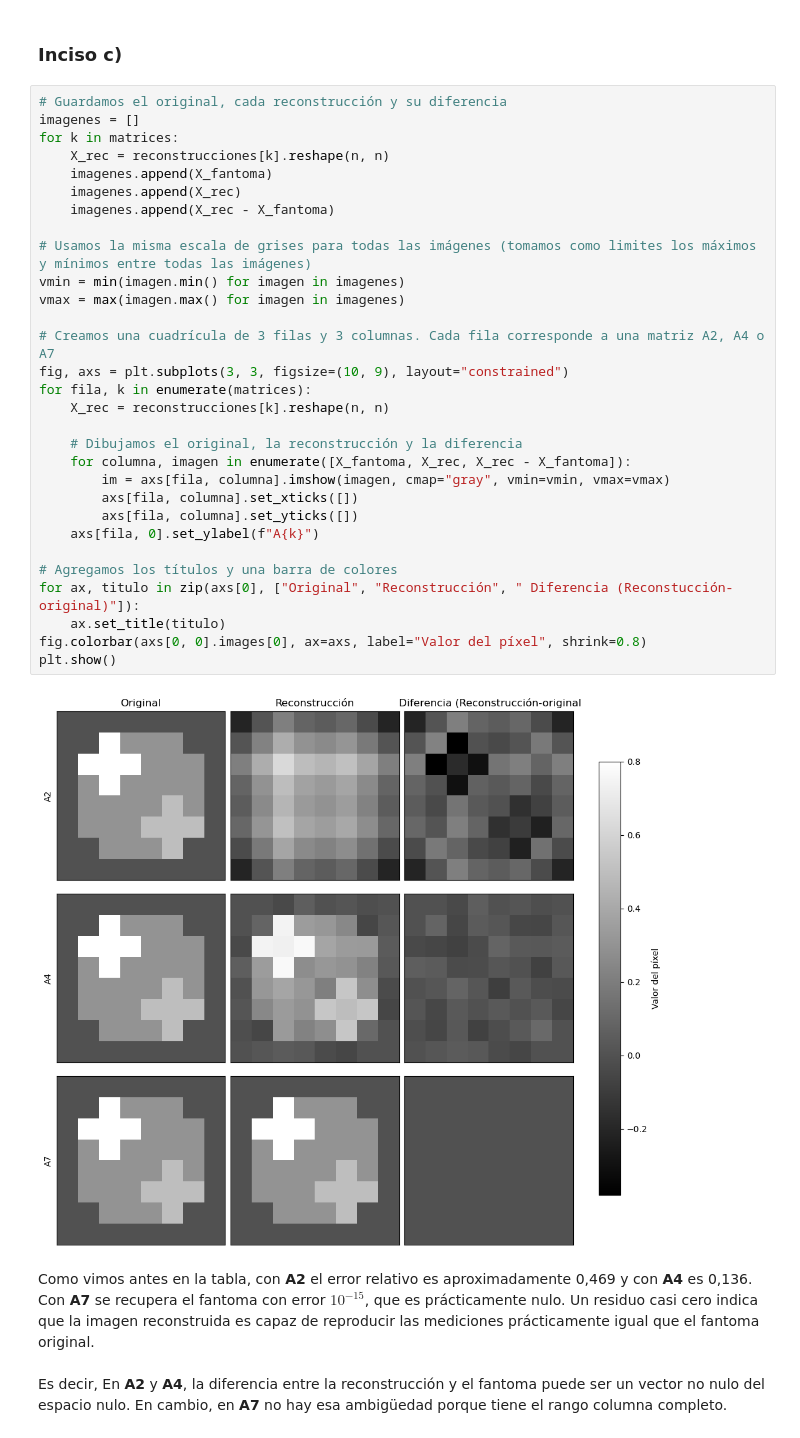
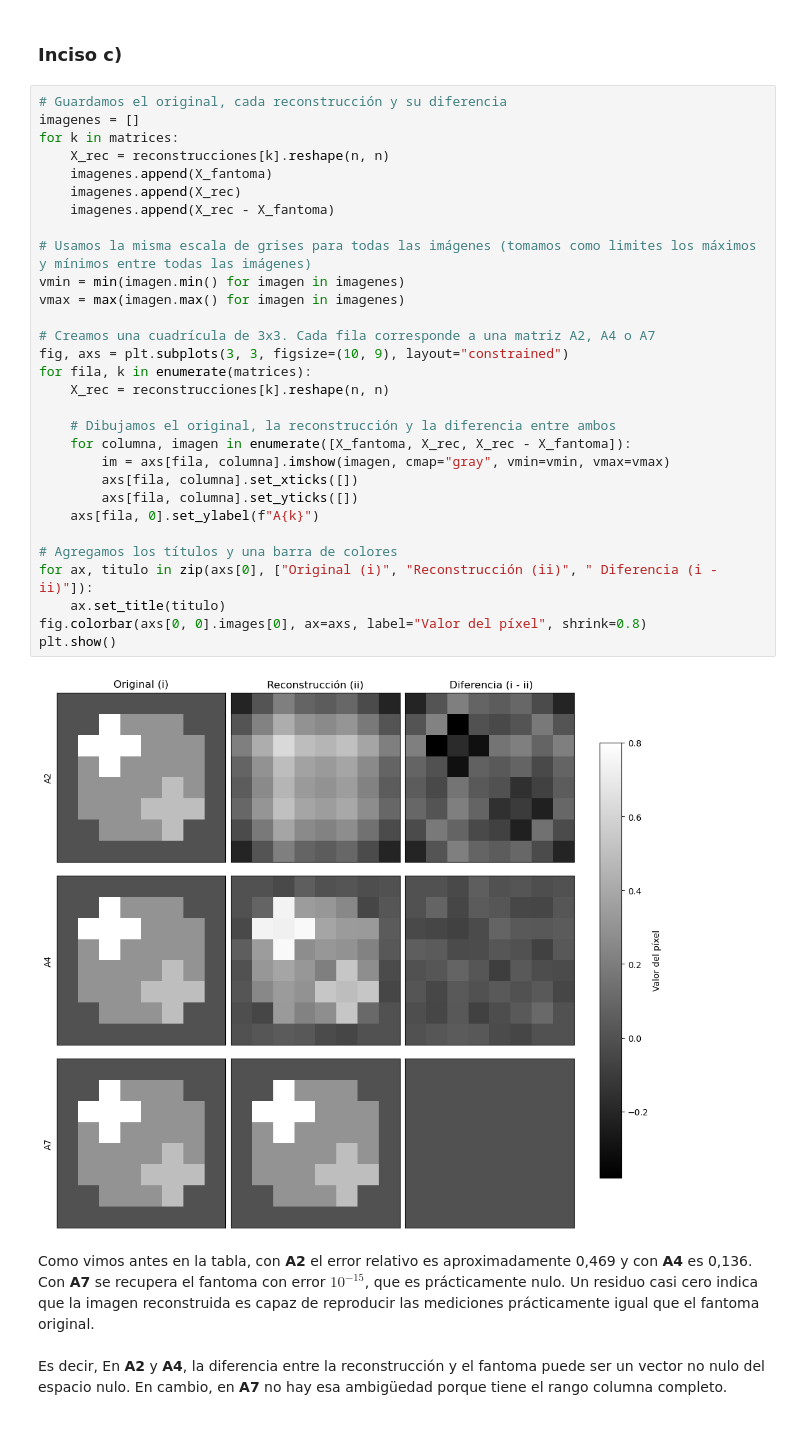
Before and after one commit to fededelcuadro/proyecto-tomografia-metodos, a Jupyter notebook: ejercicio_5.ipynb, the cells around one changed output. Saved outputs shown, nothing was run; the diff lists cells and outputs as text.

```diff
--- a/ejercicio_5.ipynb
+++ b/ejercicio_5.ipynb
@@ -129,35 +129,35 @@ Error relativo: 2.5738652865518797e-15
 # %%
 # Guardamos el original, cada reconstrucción y su diferencia
 imagenes = []
 for k in matrices:
     X_rec = reconstrucciones[k].reshape(n, n)
     imagenes.append(X_fantoma)
     imagenes.append(X_rec)
     imagenes.append(X_rec - X_fantoma)
 
 # Usamos la misma escala de grises para todas las imágenes (tomamos como limites los máximos y mínimos entre todas las imágenes)
 vmin = min(imagen.min() for imagen in imagenes)
 vmax = max(imagen.max() for imagen in imagenes)
 
-# Creamos una cuadrícula de 3 filas y 3 columnas. Cada fila corresponde a una matriz A2, A4 o A7
+# Creamos una cuadrícula de 3x3. Cada fila corresponde a una matriz A2, A4 o A7
 fig, axs = plt.subplots(3, 3, figsize=(10, 9), layout="constrained")
 for fila, k in enumerate(matrices):
     X_rec = reconstrucciones[k].reshape(n, n)
 
-    # Dibujamos el original, la reconstrucción y la diferencia
+    # Dibujamos el original, la reconstrucción y la diferencia entre ambos
     for columna, imagen in enumerate([X_fantoma, X_rec, X_rec - X_fantoma]):
         im = axs[fila, columna].imshow(imagen, cmap="gray", vmin=vmin, vmax=vmax)
         axs[fila, columna].set_xticks([])
         axs[fila, columna].set_yticks([])
     axs[fila, 0].set_ylabel(f"A{k}")
 
 # Agregamos los títulos y una barra de colores
-for ax, titulo in zip(axs[0], ["Original", "Reconstrucción", " Diferencia (Reconstucción-original)"]):
+for ax, titulo in zip(axs[0], ["Original (i)", "Reconstrucción (ii)", " Diferencia (i - ii)"]):
     ax.set_title(titulo)
 fig.colorbar(axs[0, 0].images[0], ax=axs, label="Valor del píxel", shrink=0.8)
 plt.show()
 # %% [output]
-[figure, old version]
+[figure, new version]
 # %% [markdown]
 Como vimos antes en la tabla, con **A2** el error relativo es aproximadamente 0,469 y con **A4** es 0,136. Con **A7** se recupera el fantoma con error $10^{-15}$, que es prácticamente nulo. Un residuo casi cero indica que la imagen reconstruida es capaz de reproducir las mediciones prácticamente igual que el fantoma original. <br><br>
 Es decir, En **A2** y **A4**, la diferencia entre la reconstrucción y el fantoma puede ser un vector no nulo del espacio nulo. En cambio, en **A7** no hay esa ambigüedad porque tiene el rango columna completo.
```
Also changed, not shown: parts of 1 cell of this notebook, 3 other files.
